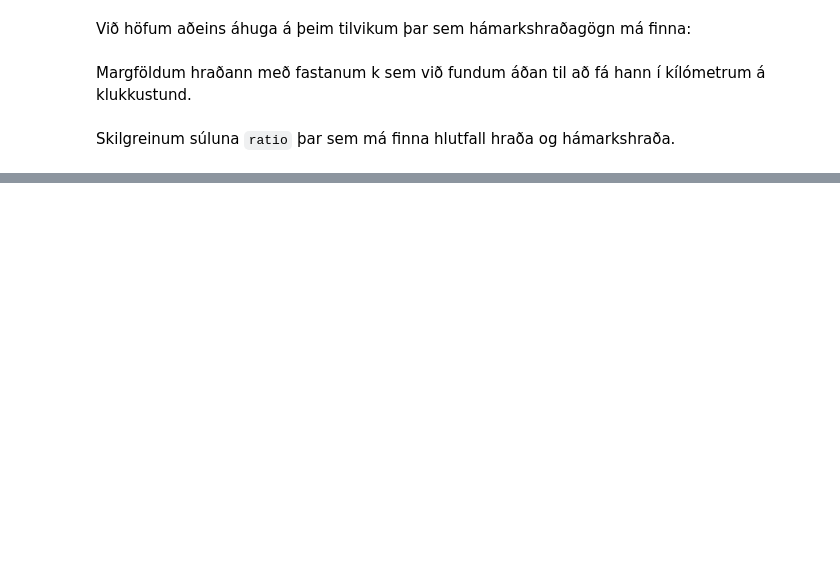
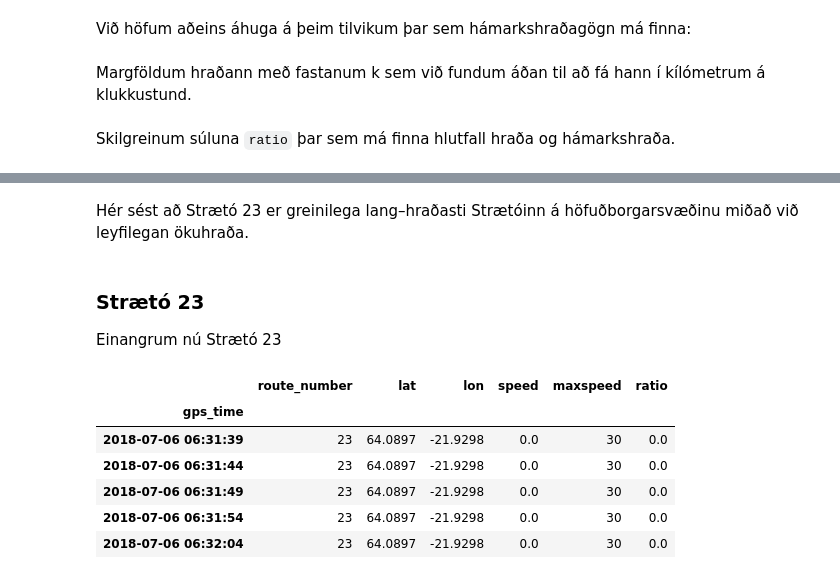
Before and after one commit to ArniDagur/straeto-notebook, a Jupyter notebook: straeto-notebook.ipynb, the cells around one changed output, grey strips where cells are left out. Cells and saved outputs as stored; diff of their text form; code cells hidden in the pictures; blank space fills up the shorter version.

```diff
--- a/straeto-notebook.ipynb
+++ b/straeto-notebook.ipynb
@@ -276,6 +334,20 @@ plt.show()
+# %% [markdown]
+Hér sést að Strætó 23 er greinilega lang–hraðasti Strætóinn á höfuðborgarsvæðinu miðað við leyfilegan ökuhraða.
+# %% [markdown]
+### Strætó 23
+
+Einangrum nú Strætó 23
 # %%
 df_23 = df.query('route_number == "23"')
-df_23.head(3)
+df_23.head()
+# %% [output]
+|  | route_number | lat | lon | speed | maxspeed | ratio |
+| gps_time |  |  |  |  |  |  |
+| 2018-07-06 06:31:39 | 23 | 64.0897 | -21.9298 | 0.0 | 30 | 0.0 |
+| 2018-07-06 06:31:44 | 23 | 64.0897 | -21.9298 | 0.0 | 30 | 0.0 |
+| 2018-07-06 06:31:49 | 23 | 64.0897 | -21.9298 | 0.0 | 30 | 0.0 |
+| 2018-07-06 06:31:54 | 23 | 64.0897 | -21.9298 | 0.0 | 30 | 0.0 |
+| 2018-07-06 06:32:04 | 23 | 64.0897 | -21.9298 | 0.0 | 30 | 0.0 |
 # %%
 import shapely.geometry as sgeom
 
```
Also changed, not shown: parts of 20 cells of this notebook.
